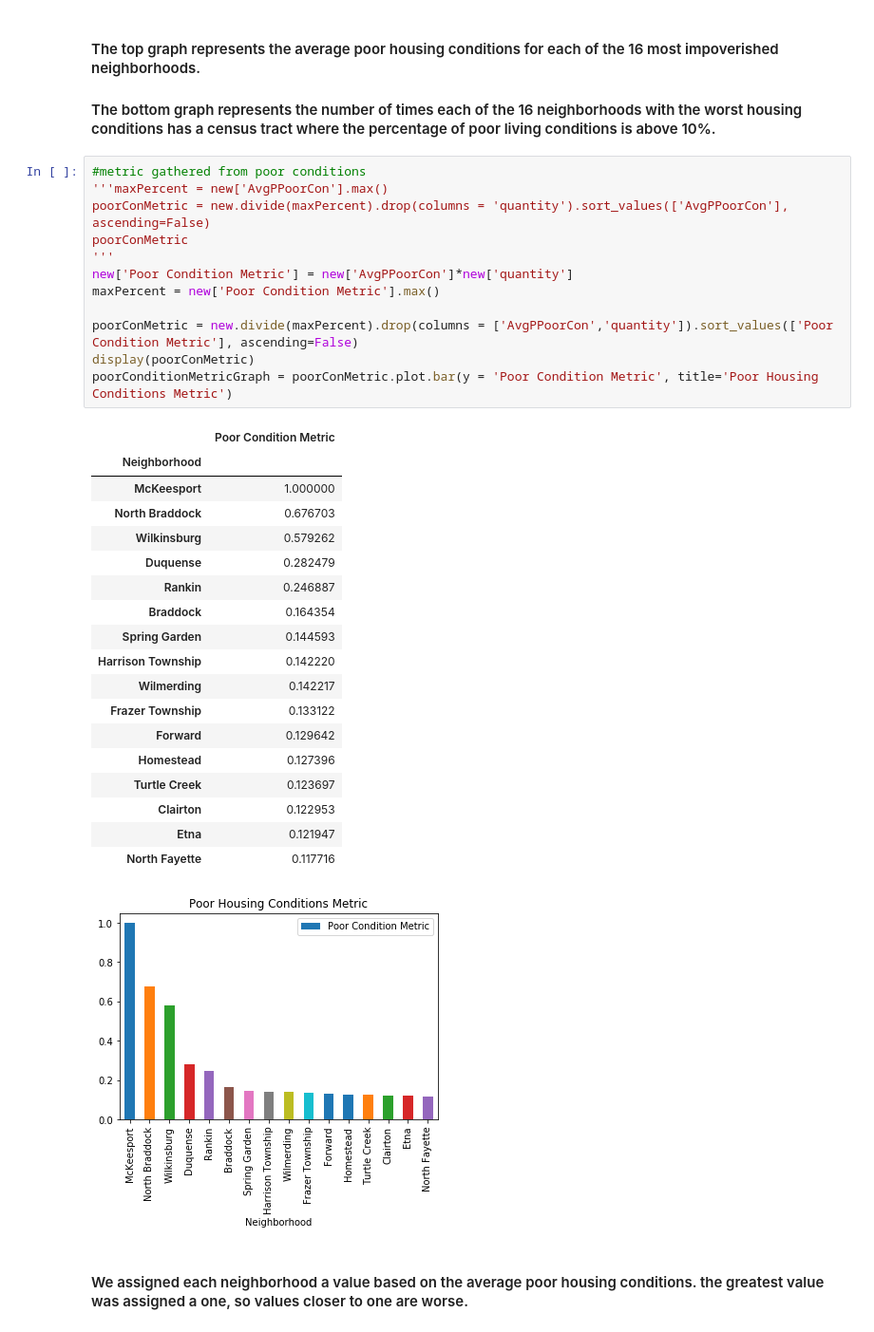
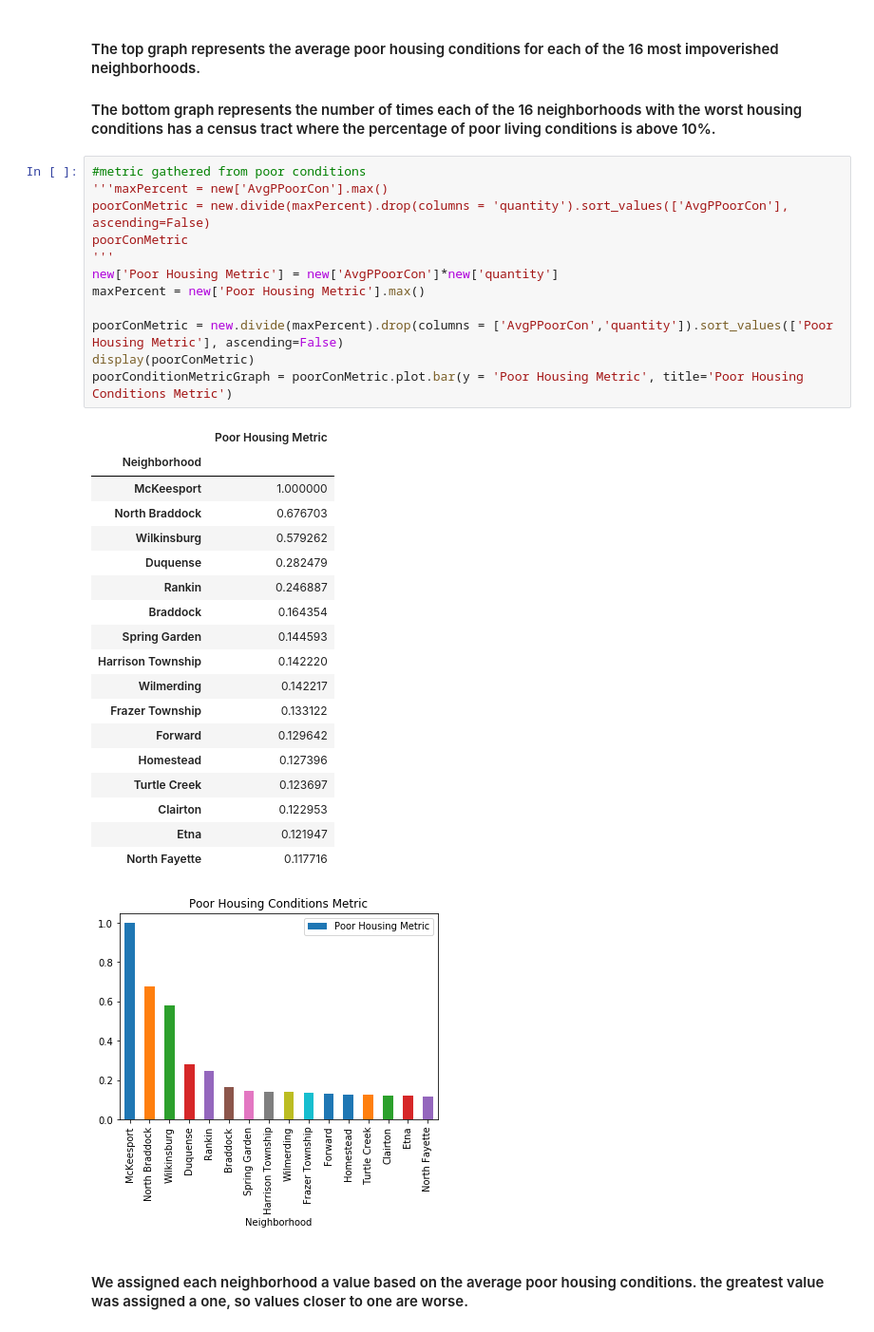
Before and after one commit to chris-hinson/big-ideas-final-project, a Jupyter notebook: finalProjectPresentation.ipynb, the cells around one changed output. Shown at 95% size. Saved outputs shown, nothing was run; the diff lists cells and outputs as text.

```diff
--- a/finalProjectPresentation.ipynb
+++ b/finalProjectPresentation.ipynb
@@ -130,34 +130,34 @@ Text(0,0.5,'number of Tracts')
 # %%
 #metric gathered from poor conditions
 '''maxPercent = new['AvgPPoorCon'].max()
 poorConMetric = new.divide(maxPercent).drop(columns = 'quantity').sort_values(['AvgPPoorCon'], ascending=False)
 poorConMetric
 '''
-new['Poor Condition Metric'] = new['AvgPPoorCon']*new['quantity']
-maxPercent = new['Poor Condition Metric'].max()
+new['Poor Housing Metric'] = new['AvgPPoorCon']*new['quantity']
+maxPercent = new['Poor Housing Metric'].max()
 
-poorConMetric = new.divide(maxPercent).drop(columns = ['AvgPPoorCon','quantity']).sort_values(['Poor Condition Metric'], ascending=False)
+poorConMetric = new.divide(maxPercent).drop(columns = ['AvgPPoorCon','quantity']).sort_values(['Poor Housing Metric'], ascending=False)
 display(poorConMetric)
-poorConditionMetricGraph = poorConMetric.plot.bar(y = 'Poor Condition Metric', title='Poor Housing Conditions Metric')
+poorConditionMetricGraph = poorConMetric.plot.bar(y = 'Poor Housing Metric', title='Poor Housing Conditions Metric')
 # %% [output]
-|  | Poor Condition Metric |
+|  | Poor Housing Metric |
 | Neighborhood |  |
 | McKeesport | 1.000000 |
 | North Braddock | 0.676703 |
 | Wilkinsburg | 0.579262 |
 | Duquense | 0.282479 |
 | Rankin | 0.246887 |
 | Braddock | 0.164354 |
 | Spring Garden | 0.144593 |
 | Harrison Township | 0.142220 |
 | Wilmerding | 0.142217 |
 | Frazer Township | 0.133122 |
 | Forward | 0.129642 |
 | Homestead | 0.127396 |
 | Turtle Creek | 0.123697 |
 | Clairton | 0.122953 |
 | Etna | 0.121947 |
 | North Fayette | 0.117716 |
-[figure, old version]
+[figure, new version]
 # %% [markdown]
 #### We assigned each neighborhood a value based on the average poor housing conditions.  the greatest value was assigned a one, so values closer to one are worse.
```
Also changed, not shown: parts of 9 cells of this notebook.
